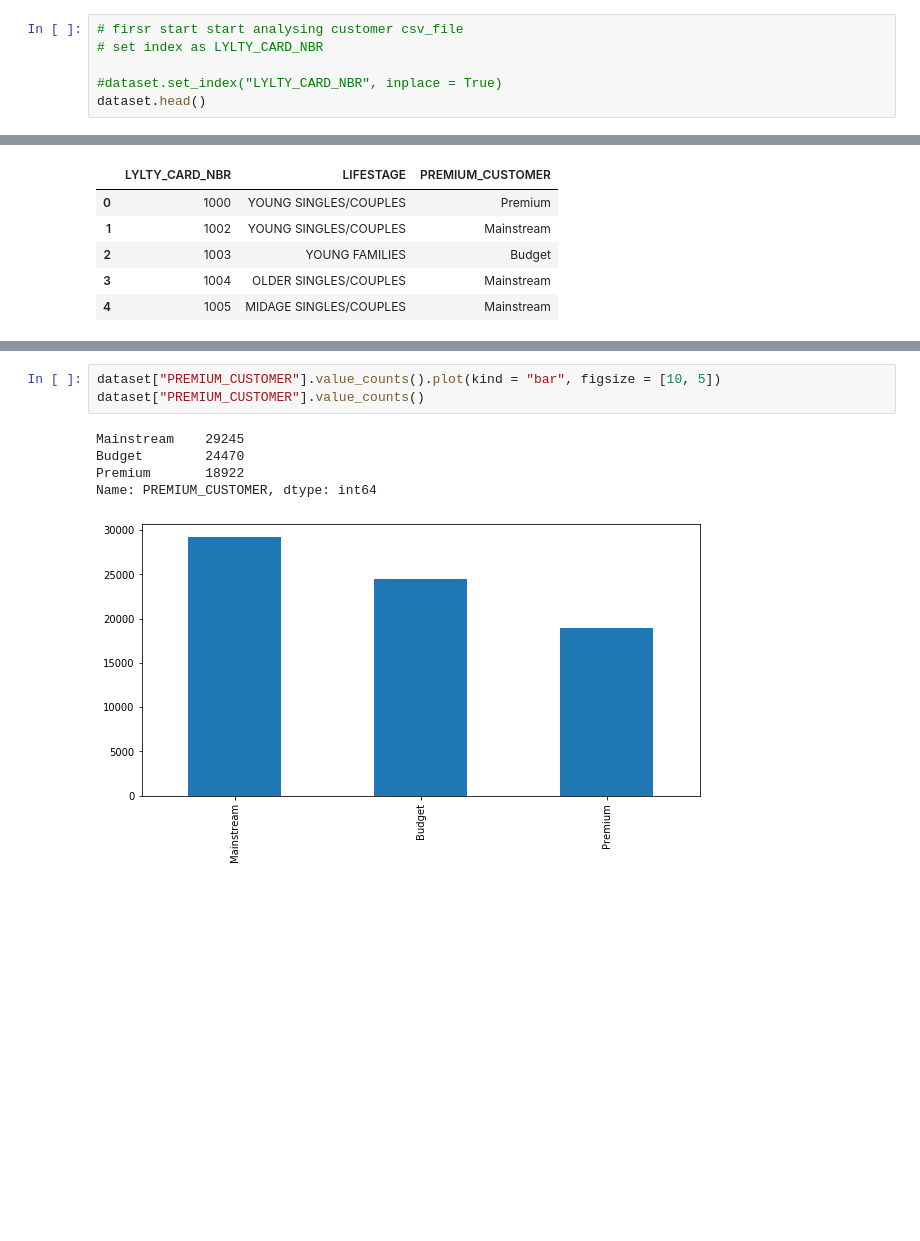
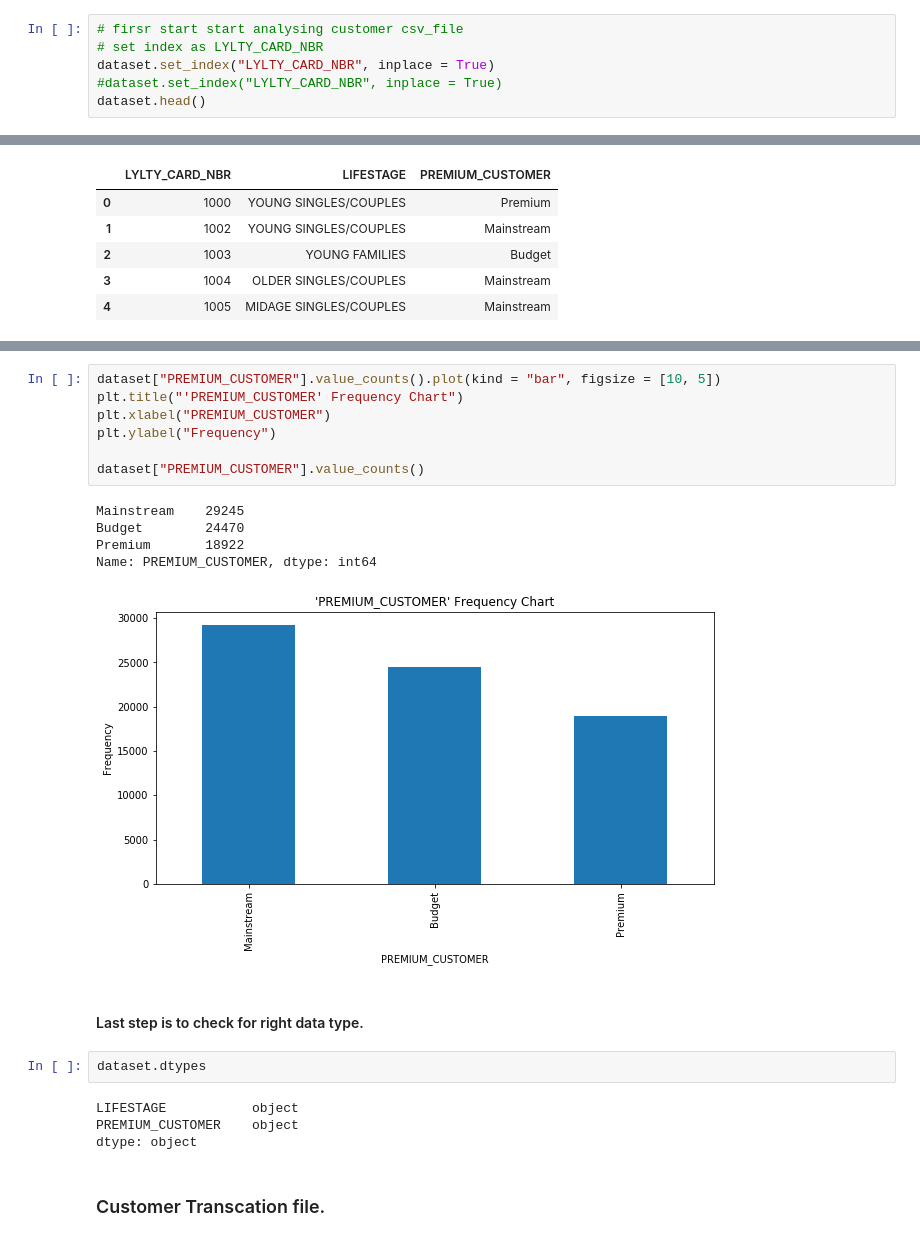
Before and after one commit to Sdbhagat1323/git_learning, a Jupyter notebook: Quantium_intership_project/Chip.ipynb, the cells around one changed output, grey strips where cells are left out. Drawn from its saved outputs; the diff is of its cells as text; blank space fills up the shorter version.

```diff
--- a/Quantium_intership_project/Chip.ipynb
+++ b/Quantium_intership_project/Chip.ipynb
@@ -47,7 +52,7 @@ print(dub_card)
 # %%
 # firsr start start analysing customer csv_file
 # set index as LYLTY_CARD_NBR
-
+dataset.set_index("LYLTY_CARD_NBR", inplace = True)
 #dataset.set_index("LYLTY_CARD_NBR", inplace = True)
 dataset.head()
 # %% [output]
@@ -106,9 +130,23 @@ AttributeError: 'function' object has no attribute 'sum'
 # %%
 dataset["PREMIUM_CUSTOMER"].value_counts().plot(kind = "bar", figsize = [10, 5])
+plt.title("'PREMIUM_CUSTOMER' Frequency Chart")
+plt.xlabel("PREMIUM_CUSTOMER")
+plt.ylabel("Frequency")
+
 dataset["PREMIUM_CUSTOMER"].value_counts()
 # %% [output]
 Mainstream    29245
 Budget        24470
 Premium       18922
 Name: PREMIUM_CUSTOMER, dtype: int64
-[figure, old version]
+[figure, new version]
+# %% [markdown]
+#### Last step is to check for right data type.
+# %%
+dataset.dtypes
+# %% [output]
+LIFESTAGE           object
+PREMIUM_CUSTOMER    object
+dtype: object
+# %% [markdown]
+### Customer Transcation file.
```
Also changed, not shown: parts of 32 cells of this notebook, 2 other files.
